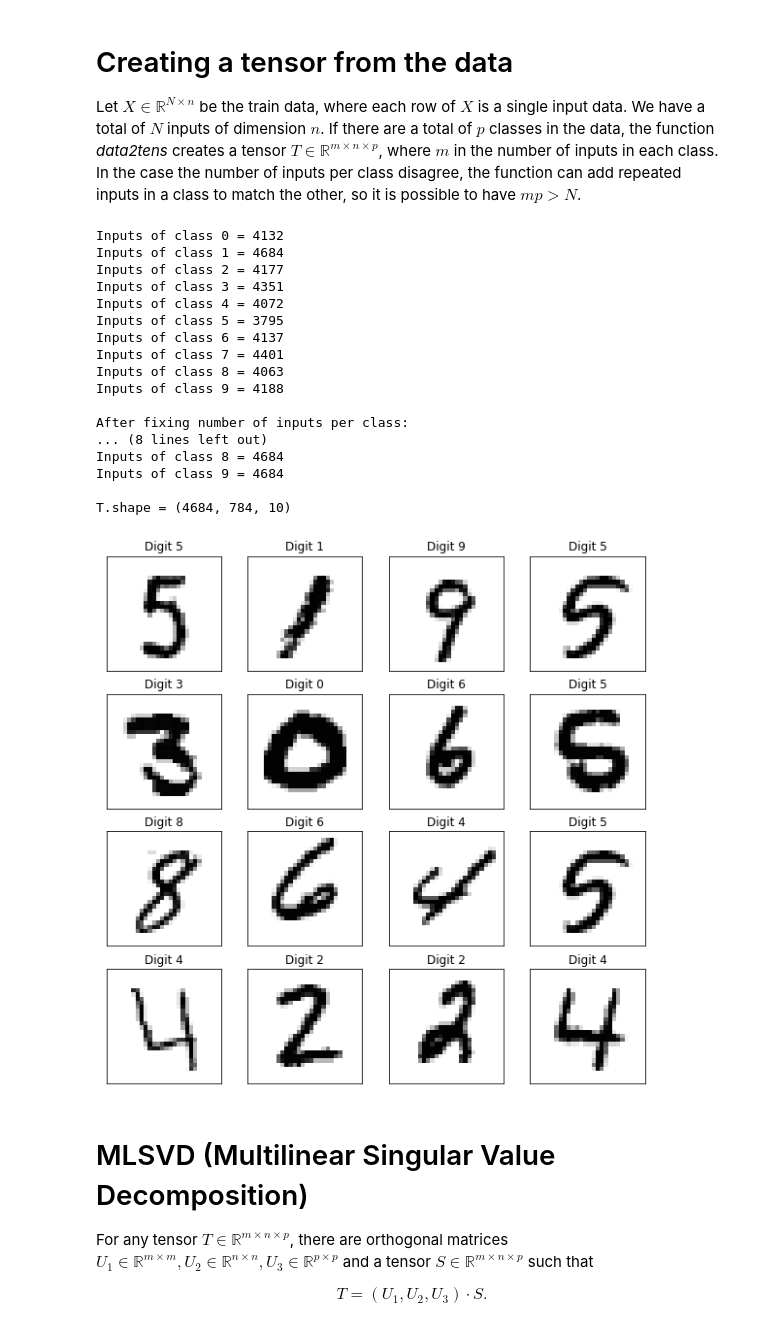
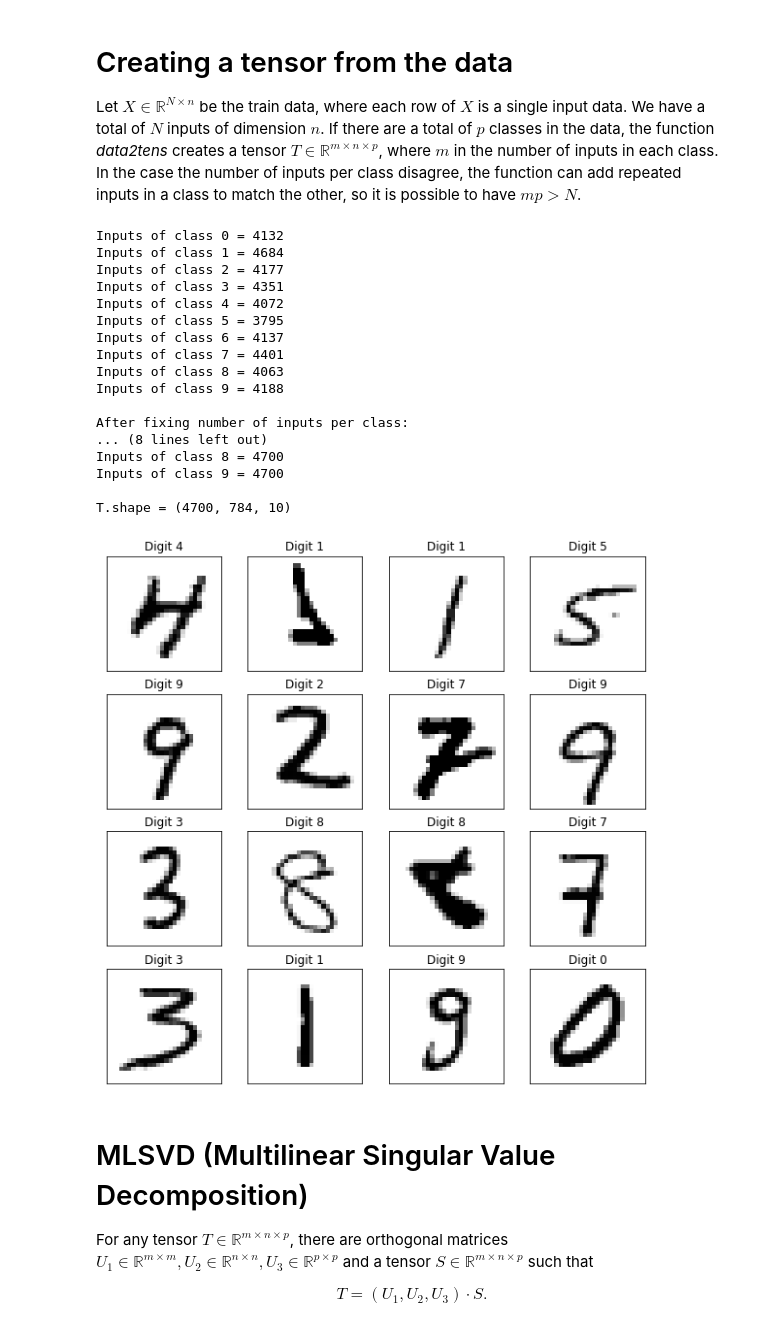
Before and after one commit to felipebottega/Tensor-Fox, a Jupyter notebook: examples/digit_recognizer_mlsvd.ipynb, the cells around one changed output. Drawn from its saved outputs; the diff is of its cells as text; code cells hidden in the pictures.

Commit message:
Data augmentation routines improvement.

```diff
--- a/examples/digit_recognizer_mlsvd.ipynb
+++ b/examples/digit_recognizer_mlsvd.ipynb
@@ -40,42 +40,43 @@ Let $X \in \mathbb{R}^{N \times n}$ be the train data, where each row of $X$ is
 # If display is True, the program shows the number of inputs per class before and after the run.
 # After the function all classes have the same number of inputs, and the inputs of each class are
 # joined together to form a slice of T. In this case all classes have same number of inputs.
-T, X_new, Y_new = tl.data2tens(X, Y, display=True)
+# Here the program can use data augmentation to increase the number of inputs. See the documentation.
+T, X_new, Y_new = tl.data2tens(X, Y, num_samples=4700, display=True)
 print()
 print('T.shape =', T.shape)
 print()
 
 # Below we plot some slices to visualize what kind of images we are dealing with.
 num_rows = 4
 num_cols = 4
 fig, ax = plt.subplots(num_rows, num_cols, figsize=(10, 10), sharex='col', sharey='row')
 for i in range(num_rows):
     for j in range(num_cols):
         element = np.random.randint(0, 20)
         element_class = np.random.randint(0,10)
         ax[i, j].xaxis.set_major_locator(plt.NullLocator())
         ax[i, j].yaxis.set_major_locator(plt.NullLocator())
         ax[i, j].title.set_text('Digit ' + str(element_class))
         ax[i, j].imshow(-T[element, :, element_class].reshape(28, 28), cmap='gray')
 # %% [output]
 Inputs of class 0 = 4132
 Inputs of class 1 = 4684
 Inputs of class 2 = 4177
 Inputs of class 3 = 4351
 Inputs of class 4 = 4072
 Inputs of class 5 = 3795
 Inputs of class 6 = 4137
 Inputs of class 7 = 4401
 Inputs of class 8 = 4063
 Inputs of class 9 = 4188
 
 After fixing number of inputs per class:
 ... (8 lines left out)
-Inputs of class 8 = 4684
-Inputs of class 9 = 4684
+Inputs of class 8 = 4700
+Inputs of class 9 = 4700
 
-T.shape = (4684, 784, 10)
+T.shape = (4700, 784, 10)
-[figure, old version]
+[figure, new version]
 # %% [markdown]
 # MLSVD (Multilinear Singular Value Decomposition)
 
```
Also changed, not shown: parts of 3 cells of this notebook, 1 other file.
